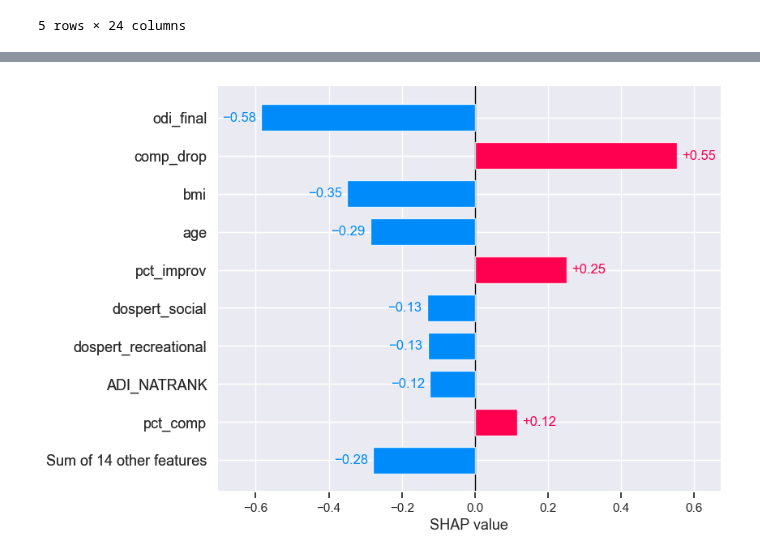
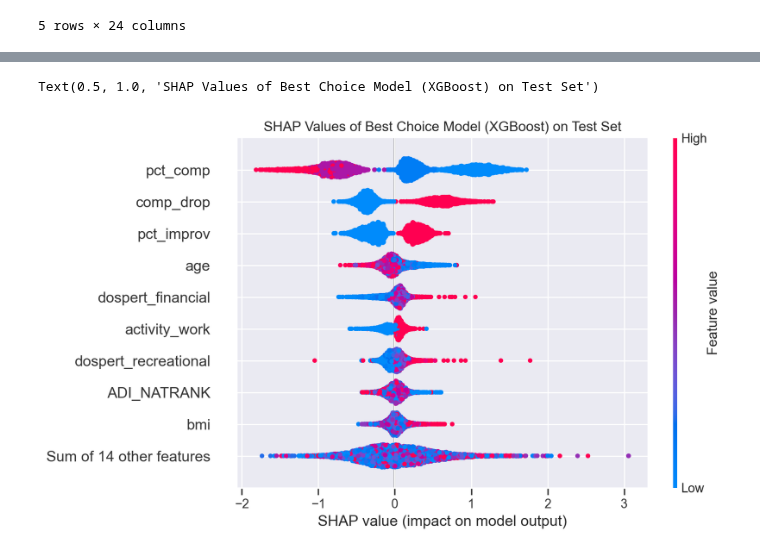
Before and after one commit to evanyfyip/vm-spinal-risk, a Jupyter notebook: vm-spinal-risk/notebooks/aim3_predictive_modeling/step2_ml_pipeline_choice_model.ipynb, the cells around one changed output, grey strips where cells are left out. Saved outputs shown, nothing was run; the diff lists cells and outputs as text; code cells hidden in the pictures.

Commit message:
Retuned choice model

```diff
--- a/vm-spinal-risk/notebooks/aim3_predictive_modeling/step2_ml_pipeline_choice_model.ipynb
+++ b/vm-spinal-risk/notebooks/aim3_predictive_modeling/step2_ml_pipeline_choice_model.ipynb
@@ -247,0 +318,23 @@ XGBoost - Test Mean Squared Error: 0.5412554622748831
+# %%
+# Fitting the best models on the other split
+fitted_models_df = best_models_df.copy()
+scores_dict = {'train_mse':[], 'train_r2':[], 'test_mse':[], 'test_r2':[]}
+for row in best_models_df.itertuples():
+    model = models[row.model_name]
+    model = model.set_params(**ast.literal_eval(row.params))
+    X_train_transform = PolynomialFeatures(degree=row.degree).fit_transform(X_train)
+    X_test_transform = PolynomialFeatures(degree=row.degree).fit_transform(X_test)
+    model.fit(X_train_transform, y_train)
+    y_train_pred = model.predict(X_train_transform)
+    y_test_pred = model.predict(X_test_transform)
+    scores_dict['train_mse'].append(mean_squared_error(y_true=y_train, y_pred=y_train_pred))
+    scores_dict['train_r2'].append(r2_score(y_true=y_train, y_pred=y_train_pred))
+    scores_dict['test_mse'].append(mean_squared_error(y_true=y_test, y_pred=y_test_pred))
+    scores_dict['test_r2'].append(r2_score(y_true=y_test, y_pred=y_test_pred))
+fitted_models_df['train mse'] = scores_dict['train_mse']
+fitted_models_df['train R2'] = scores_dict['train_r2']
+fitted_models_df['test mse'] = scores_dict['test_mse']
+fitted_models_df['test R2'] = scores_dict['test_r2']
+
+fitted_models_unique_df = fitted_models_df.drop_duplicates(subset=['model_name', 'degree',
+                                                                   'test mse', 'test R2'])
@@ -248,22 +383,34 @@ XGBoost - Test Mean Squared Error: 0.5412554622748831
 # %%
-final_model = XGBRegressor(**best_params['XGBoost'])
-final_model.fit(X_train, y_train)
+# Extract best model parameters
+best_model_params = fitted_models_unique_df.sort_values(by='test mse').iloc[0, :]
+final_model = models[best_model_params.model_name]
+final_model = final_model.set_params(**ast.literal_eval(best_model_params.params))
+
+# Transform data
+X_train_transform = PolynomialFeatures(degree=best_model_params.degree).fit_transform(X_train)
+
+# Fit final model
+final_model = final_model.fit(X_train, y_train)
+
 # Saving best model pipeline to pickle object
 with open('../../data/ml_models/choice_model.pkl', 'wb') as f:
     pickle.dump(final_model, f)
 # %%
 # Plot SHAP values
 with open('../../data/ml_models/choice_model.pkl', 'rb') as f:
     choice_model = pickle.load(f)
 shap.initjs()
 explainer = shap.Explainer(choice_model.predict, X_train)
 
 # Saving the SHAP explainer to pickle object
 with open('../../data/ml_models/choice_model_shap.pkl', 'wb') as f:
     pickle.dump(explainer, f)
 
-shap_values = explainer(X_test.sample(1))
-shap.plots.bar(shap_values[0])
+shap_values = explainer(X_test)
+fig = plt.figure(figsize=(10, 10), dpi=200)
+shap.plots.beeswarm(shap_values, show=False)
+plt.title('SHAP Values of Best Choice Model (XGBoost) on Test Set')
 # %% [output]
 [interactive output not drawn]
+Text(0.5, 1.0, 'SHAP Values of Best Choice Model (XGBoost) on Test Set')
-[figure, old version]
+[figure, new version]
```
Also changed, not shown: parts of 20 cells of this notebook, 12 other files.
